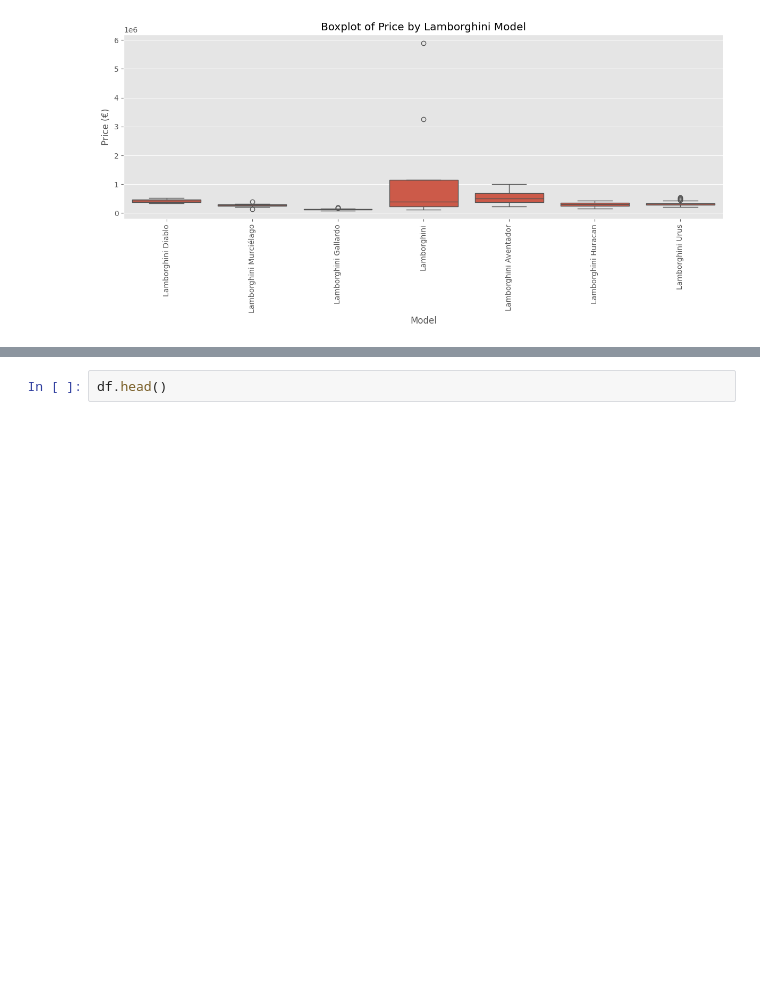
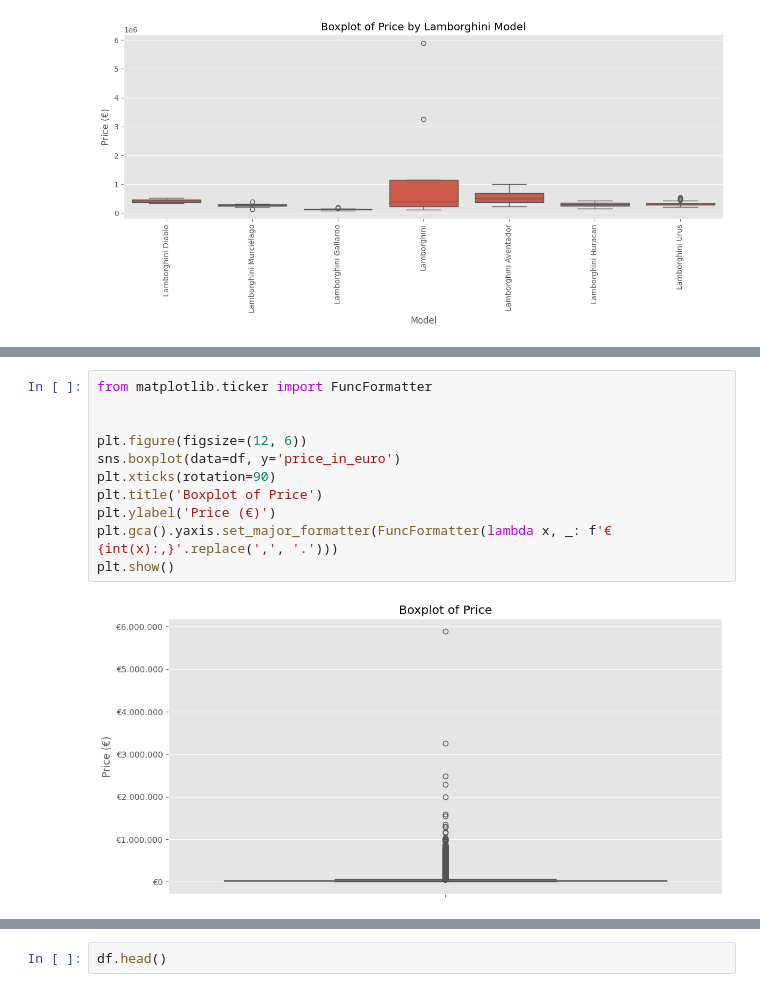
Before and after one commit to kiljos/data_mining, a Jupyter notebook: EDA/data_analysis.ipynb, the cells around one changed output, grey strips where cells are left out. Cells and saved outputs as stored; diff of their text form; blank space fills up the shorter version.

```diff
--- a/EDA/data_analysis.ipynb
+++ b/EDA/data_analysis.ipynb
@@ -62,0 +51,13 @@ df.query('model == "Lamborghini"').sort_values(by= 'price_in_euro', ascending= F
+# %%
+from matplotlib.ticker import FuncFormatter
+
+
+plt.figure(figsize=(12, 6))
+sns.boxplot(data=df, y='price_in_euro')
+plt.xticks(rotation=90)
+plt.title('Boxplot of Price')
+plt.ylabel('Price (€)')
+plt.gca().yaxis.set_major_formatter(FuncFormatter(lambda x, _: f'€{int(x):,}'.replace(',', '.')))
+plt.show()
+# %% [output]
+[figure, added]
```
Also changed, not shown: parts of 2 cells of this notebook.
